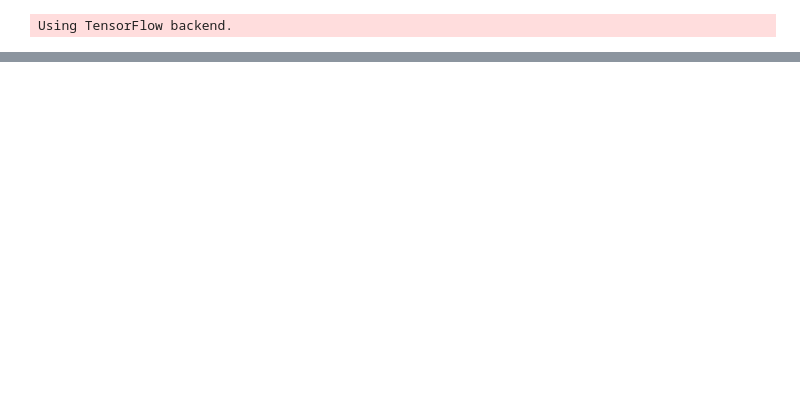
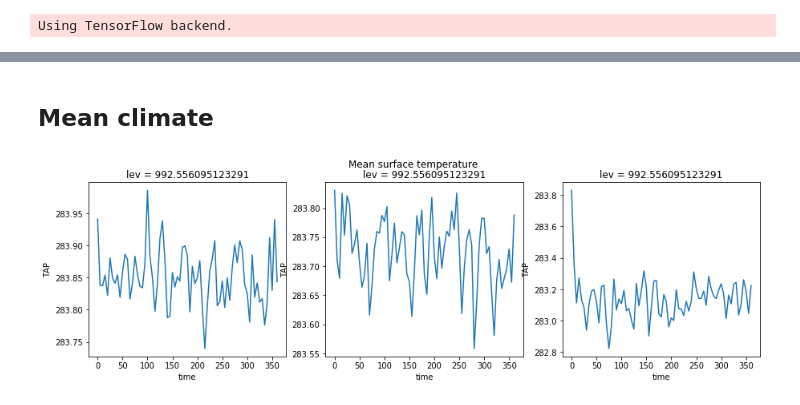
Before and after one commit to raspstephan/CBRAIN-CAM, a Jupyter notebook: notebooks/dev/compare-fbp-32col.ipynb, the cells around one changed output, grey strips where cells are left out. Drawn from its saved outputs; the diff is of its cells as text; code cells hidden in the pictures; blank space fills up the shorter version.

```diff
--- a/notebooks/dev/compare-fbp-32col.ipynb
+++ b/notebooks/dev/compare-fbp-32col.ipynb
@@ -26,4 +21,0 @@ Wall time: 17.1 s
-# %%
-def comp(func, **kwargs):
-    fig, axes = plt.subplots(1, 2, figsize=(15, 5))
-    [func(d).plot(ax=ax, **kwargs) for d, ax in zip([dref, dfbp], axes.flat)]
@@ -113,0 +26,6 @@ plt.hist((a - b).flat, bins=100);
+# %%
+# How many files are in each directory
+reffns = sorted(glob(f'{REFDIR}AndKua*h1*'))
+fbpfns = sorted(glob(f'{FBPDIR}AndKua*h1*'))
+fbp32fns = sorted(glob(f'{FBP32DIR}AndKua*h1*'))
+len(reffns), len(fbpfns), len(fbp32fns)
@@ -113,0 +34,6 @@ plt.hist((a - b).flat, bins=100);
+# %%
+%%time
+# Only load every tenth file from the first year
+dref = xr.open_mfdataset(reffns[0:361:5], decode_times=False, decode_cf=False)
+df8 = xr.open_mfdataset(fbpfns[0:361:5], decode_times=False, decode_cf=False)
+df32 = xr.open_mfdataset(fbp32fns[0:361:5], decode_times=False, decode_cf=False)
@@ -113,0 +43,4 @@ plt.hist((a - b).flat, bins=100);
+# %%
+def comp(func, **kwargs):
+    fig, axes = plt.subplots(1, 3, figsize=(15, 4))
+    [func(d).plot(ax=ax, **kwargs) for d, ax in zip([dref, df8, df32], axes.flat)]
@@ -113,0 +52,7 @@ plt.hist((a - b).flat, bins=100);
+# %% [markdown]
+## Mean climate
+# %%
+comp(lambda d: d['TAP'].isel(time=slice(0, None, 48), lev=-1).mean(('lat', 'lon')))
+plt.gcf().suptitle('Mean surface temperature');
+# %% [output]
+[figure, added]
```
Also changed, not shown: parts of 51 cells of this notebook.
